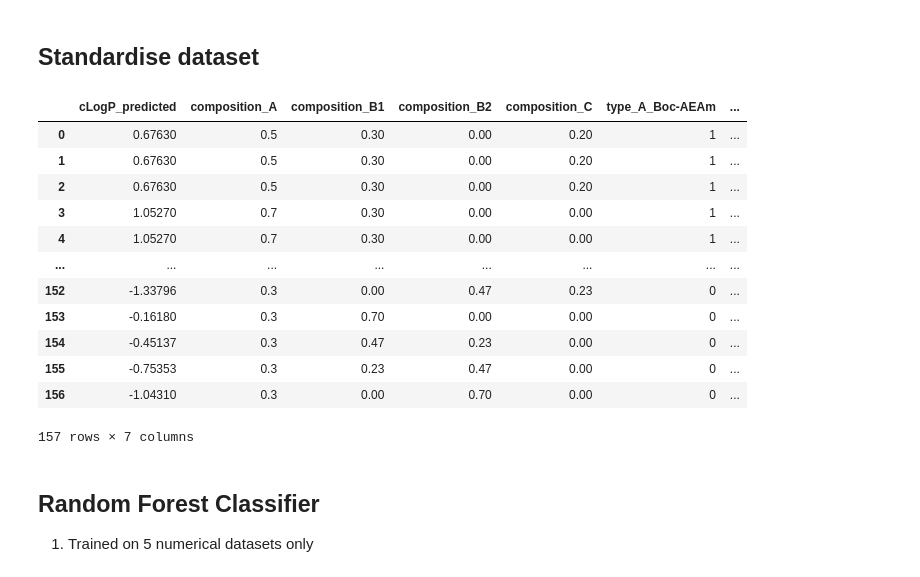
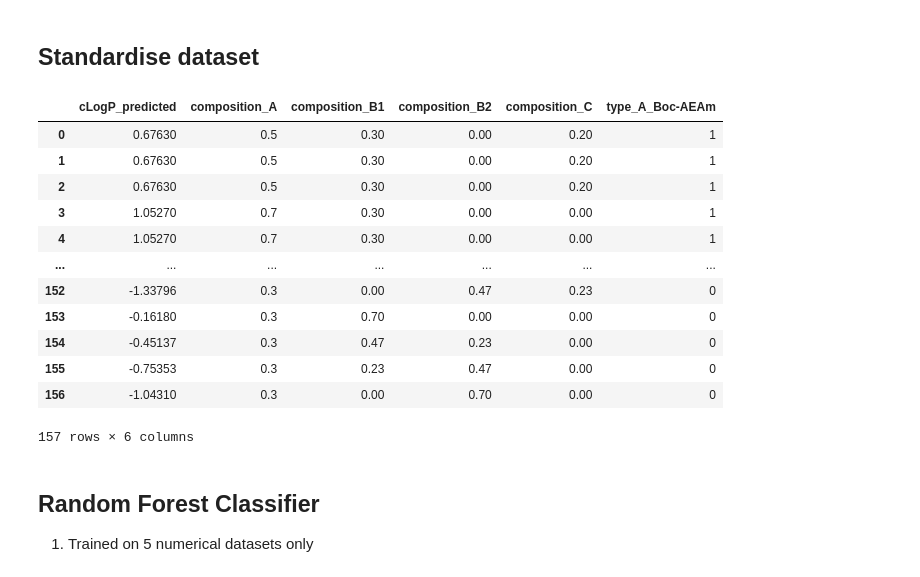
Before and after one commit to YimengJin/Thesis_Yimeng, a Jupyter notebook: Polymer BO.ipynb, the cells around one changed output. Saved outputs shown, nothing was run; the diff lists cells and outputs as text; code cells hidden in the pictures.

Commit message:
after meeting
type_A decreased to only 1. constraints didn't work

```diff
--- a/Polymer BO.ipynb
+++ b/Polymer BO.ipynb
@@ -111,23 +111,24 @@ X = data_with_dummies.drop(columns = ['Category'])
 # X_train = pd.DataFrame(X, columns = X.columns, index = X.index.values.tolist())
 # X_train
 # %%
-X_train = data_with_dummies[["cLogP_predicted","composition_A", "composition_B1",  "composition_B2", "composition_C", "type_A_Boc-AEAm", "type_A_DMAEA"]]
+X_train = data_with_dummies[["cLogP_predicted","composition_A", "composition_B1",  "composition_B2", "composition_C", "type_A_Boc-AEAm"]]
 # Change X_train_RF here if input space is enlarged in later stages
+# Only one type A needed.
 X_train
 # %% [output]
-|  | cLogP_predicted | composition_A | composition_B1 | composition_B2 | composition_C | type_A_Boc-AEAm | ... |
-| 0 | 0.67630 | 0.5 | 0.30 | 0.00 | 0.20 | 1 | ... |
-| 1 | 0.67630 | 0.5 | 0.30 | 0.00 | 0.20 | 1 | ... |
-| 2 | 0.67630 | 0.5 | 0.30 | 0.00 | 0.20 | 1 | ... |
-| 3 | 1.05270 | 0.7 | 0.30 | 0.00 | 0.00 | 1 | ... |
-| 4 | 1.05270 | 0.7 | 0.30 | 0.00 | 0.00 | 1 | ... |
-| ... | ... | ... | ... | ... | ... | ... | ... |
-| 152 | -1.33796 | 0.3 | 0.00 | 0.47 | 0.23 | 0 | ... |
-| 153 | -0.16180 | 0.3 | 0.70 | 0.00 | 0.00 | 0 | ... |
-| 154 | -0.45137 | 0.3 | 0.47 | 0.23 | 0.00 | 0 | ... |
-| 155 | -0.75353 | 0.3 | 0.23 | 0.47 | 0.00 | 0 | ... |
-| 156 | -1.04310 | 0.3 | 0.00 | 0.70 | 0.00 | 0 | ... |
+|  | cLogP_predicted | composition_A | composition_B1 | composition_B2 | composition_C | type_A_Boc-AEAm |
+| 0 | 0.67630 | 0.5 | 0.30 | 0.00 | 0.20 | 1 |
+| 1 | 0.67630 | 0.5 | 0.30 | 0.00 | 0.20 | 1 |
+| 2 | 0.67630 | 0.5 | 0.30 | 0.00 | 0.20 | 1 |
+| 3 | 1.05270 | 0.7 | 0.30 | 0.00 | 0.00 | 1 |
+| 4 | 1.05270 | 0.7 | 0.30 | 0.00 | 0.00 | 1 |
+| ... | ... | ... | ... | ... | ... | ... |
+| 152 | -1.33796 | 0.3 | 0.00 | 0.47 | 0.23 | 0 |
+| 153 | -0.16180 | 0.3 | 0.70 | 0.00 | 0.00 | 0 |
+| 154 | -0.45137 | 0.3 | 0.47 | 0.23 | 0.00 | 0 |
+| 155 | -0.75353 | 0.3 | 0.23 | 0.47 | 0.00 | 0 |
+| 156 | -1.04310 | 0.3 | 0.00 | 0.70 | 0.00 | 0 |
-157 rows × 7 columns
+157 rows × 6 columns
 # %% [markdown]
 ## Random Forest Classifier
 1. Trained on 5 numerical datasets only
```
Also changed, not shown: parts of 33 cells of this notebook, 1 other file.
